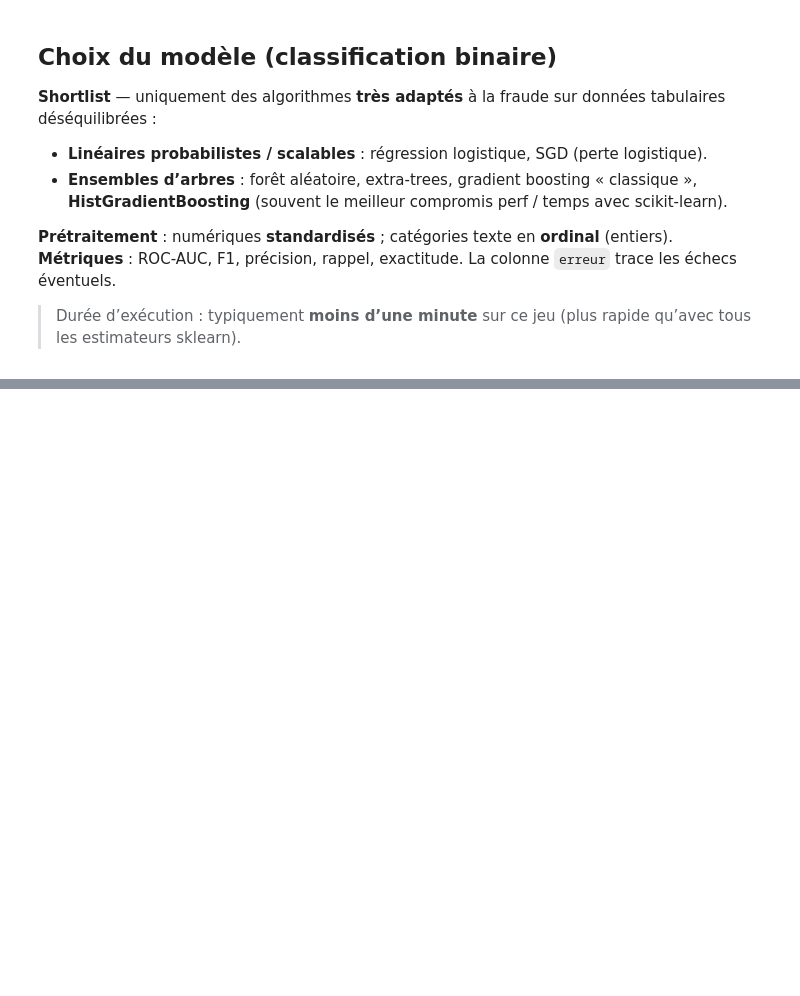
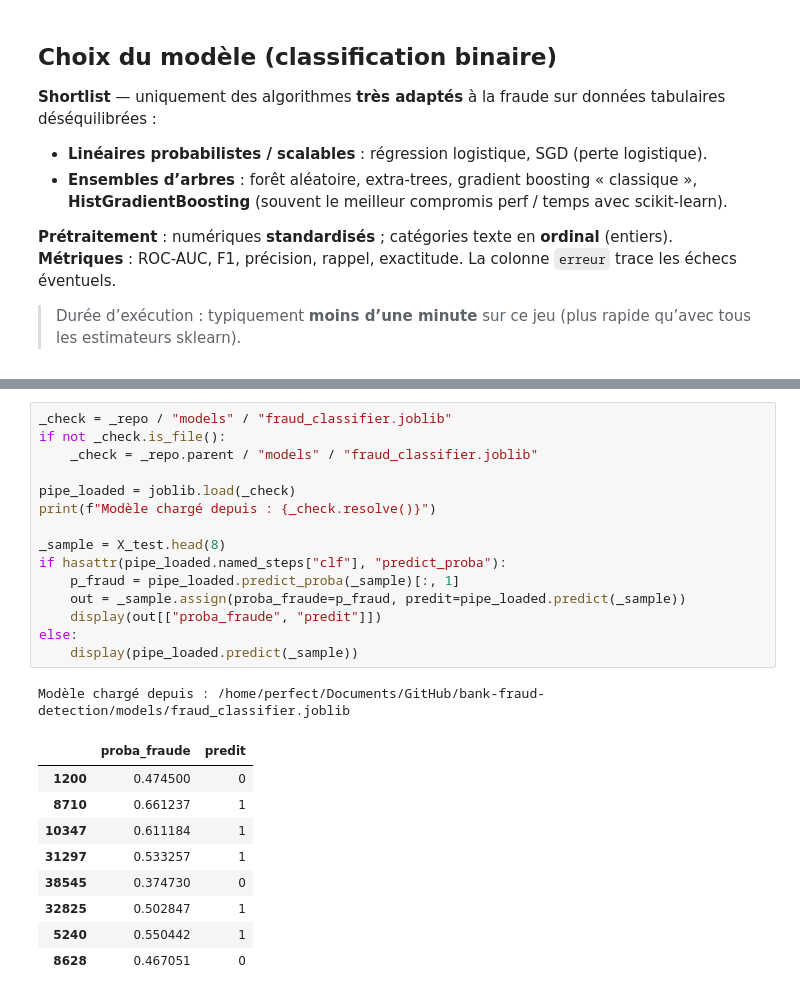
Before and after one commit to Djerade/bank-fraud-detection, a Jupyter notebook: notebooks/exploration.ipynb, the cells around one changed output, grey strips where cells are left out. Drawn from its saved outputs; the diff is of its cells as text; blank space fills up the shorter version.

```diff
--- a/notebooks/exploration.ipynb
+++ b/notebooks/exploration.ipynb
@@ -749,0 +856,26 @@ else:
+# %%
+_check = _repo / "models" / "fraud_classifier.joblib"
+if not _check.is_file():
+    _check = _repo.parent / "models" / "fraud_classifier.joblib"
+
+pipe_loaded = joblib.load(_check)
+print(f"Modèle chargé depuis : {_check.resolve()}")
+
+_sample = X_test.head(8)
+if hasattr(pipe_loaded.named_steps["clf"], "predict_proba"):
+    p_fraud = pipe_loaded.predict_proba(_sample)[:, 1]
+    out = _sample.assign(proba_fraude=p_fraud, predit=pipe_loaded.predict(_sample))
+    display(out[["proba_fraude", "predit"]])
+else:
+    display(pipe_loaded.predict(_sample))
+# %% [output]
+Modèle chargé depuis : /home/perfect/Documents/GitHub/bank-fraud-detection/models/fraud_classifier.joblib
+|  | proba_fraude | predit |
+| 1200 | 0.474500 | 0 |
+| 8710 | 0.661237 | 1 |
+| 10347 | 0.611184 | 1 |
+| 31297 | 0.533257 | 1 |
+| 38545 | 0.374730 | 0 |
+| 32825 | 0.502847 | 1 |
+| 5240 | 0.550442 | 1 |
+| 8628 | 0.467051 | 0 |
```
Also changed, not shown: parts of 27 cells of this notebook, 1 other file.
